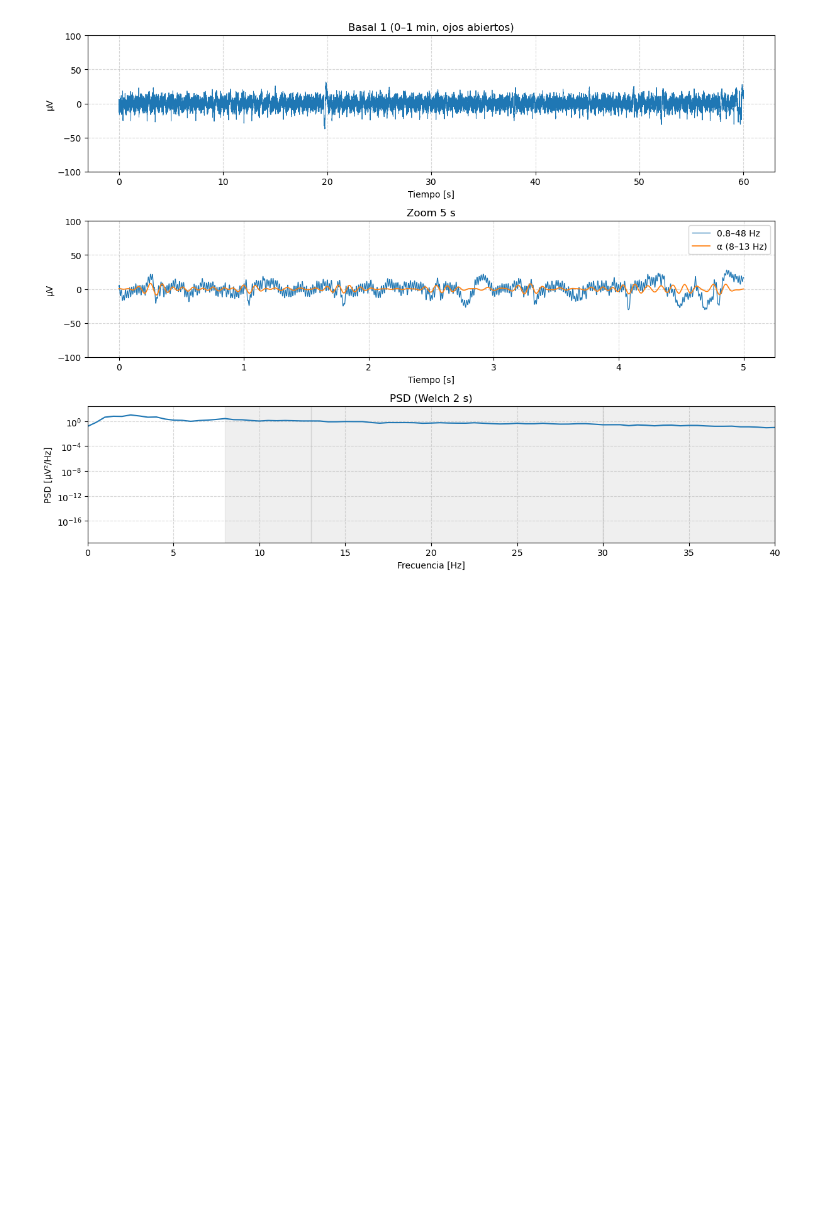
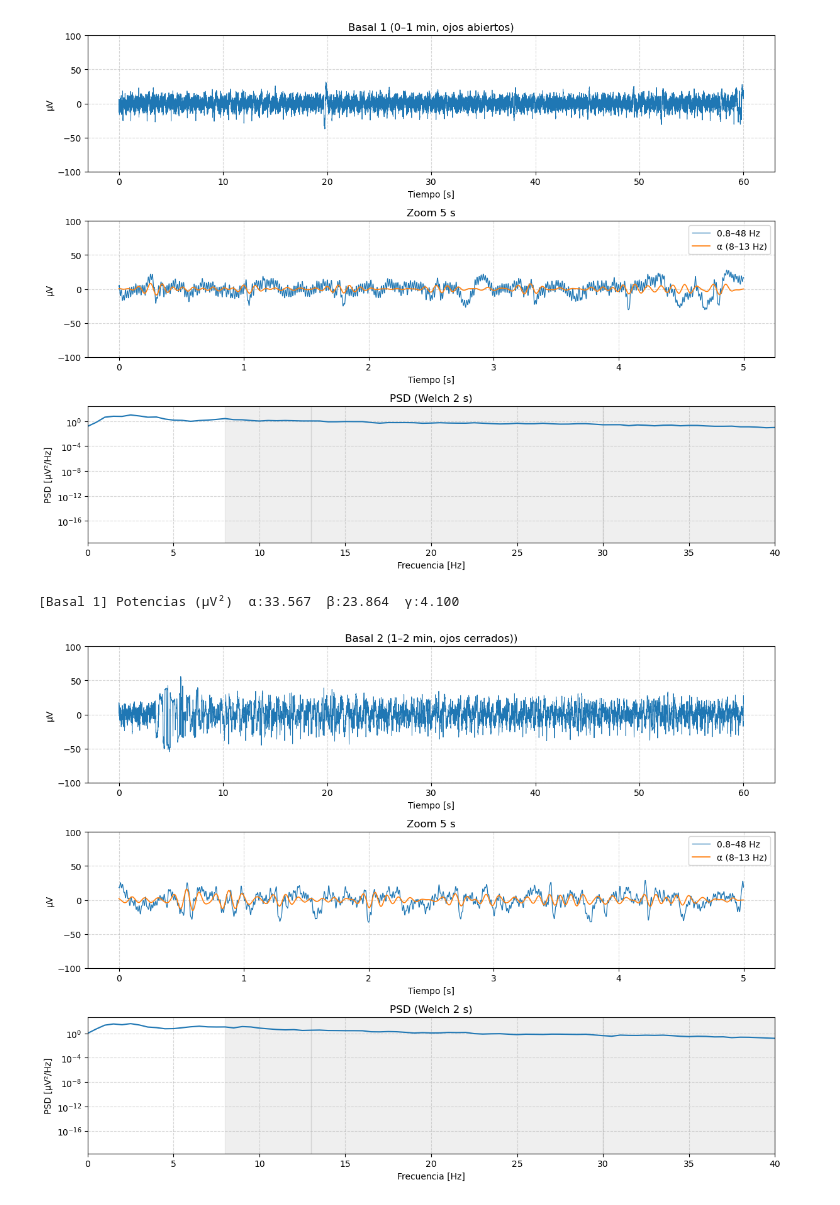
Before and after one commit to angelcebrianupch/GRUPO-02-ISB-2025-II, a Jupyter notebook: Laboratorios/Laboratorio 5 - Reporte EEG/reporte_EEG.ipynb, the cells around one changed output. Cells and saved outputs as stored; diff of their text form; code cells hidden in the pictures; blank space fills up the shorter version.

```diff
--- a/Laboratorios/Laboratorio 5 - Reporte EEG/reporte_EEG.ipynb
+++ b/Laboratorios/Laboratorio 5 - Reporte EEG/reporte_EEG.ipynb
@@ -79,3 +79,82 @@ plt.tight_layout(); plt.show()
 # %% [output]
 [Basal 1] Potencias (µV²)  α:6.895  β:9.267  γ:2.405
 [figure]
+# %%
+import json, re
+import numpy as np
+import matplotlib.pyplot as plt
+from scipy.signal import butter, filtfilt, iirnotch, welch
+
+# ===== Config =====
+ruta = "Data_EEG/lab5.txt"
+bloque = (60, 120)                # 1–2 min
+zoom_window = 5.0               # s
+f_lo, f_hi = 0.8, 48.0          # Hz
+red, Q_notch = 50.0, 30.0       # cambia red=60.0 si tu red es 60 Hz
+BANDAS = {"alpha": (8,13), "beta": (13,30), "gamma": (30,48)}
+
+# ===== Leer header (fs y columna A4) =====
+with open(ruta, "r", encoding="utf-8", errors="ignore") as f:
+    hdr = []
+    while True:
+        p = f.tell(); ln = f.readline()
+        if not ln: break
+        if ln.startswith("#"): hdr.append(ln[1:].strip())
+        else: f.seek(p); break
+meta = json.loads(re.search(r"\{.*\}", "\n".join(hdr), re.DOTALL).group(0))
+dev = next(iter(meta))
+fs = int(meta[dev]["sampling rate"])
+idx_A4 = meta[dev]["column"].index("A4")
+
+# ===== Cargar y convertir ADC→µV (BITalino EEG) =====
+adc = np.genfromtxt(ruta, usecols=[idx_A4], comments="#", dtype=float)
+adc = adc[~np.isnan(adc)]
+x = (adc - 512.0) * (3.3/1023.0) / 40000.0 * 1e6  # µV
+
+# ===== Filtros: notch + band-pass =====
+bN, aN = iirnotch(red/(fs/2), Q_notch)
+x = filtfilt(bN, aN, x, method="gust")
+bB, aB = butter(4, [f_lo/(fs/2), f_hi/(fs/2)], btype="band")
+x = filtfilt(bB, aB, x, method="gust")
+
+# ===== Recorte del bloque =====
+i1, i2 = int(bloque[0]*fs), min(int(bloque[1]*fs), len(x))
+t = np.arange(len(x))/fs
+t_seg, x_seg = t[i1:i2], x[i1:i2]
+
+# ===== Welch (2 s) y potencias por banda (np.trapezoid) =====
+f, Pxx = welch(x_seg, fs=fs, nperseg=2*fs, noverlap=fs)
+def band_power(f, P, a, b):
+    m = (f >= a) & (f <= b)
+    return np.trapezoid(P[m], f[m]) if np.any(m) else 0.0
+bp = {k: band_power(f, Pxx, a, b) for k,(a,b) in BANDAS.items()}
+print("[Basal 1] Potencias (µV²)  α:{:.3f}  β:{:.3f}  γ:{:.3f}".format(bp["alpha"], bp["beta"], bp["gamma"]))
+
+# ===== Zoom 5 s (final del bloque) y α superpuesta =====
+t2z = t_seg[-1]; t1z = max(t2z - zoom_window, t_seg[0])
+j1, j2 = int(t1z*fs), int(t2z*fs)
+t_zoom, x_zoom = t[j1:j2], x[j1:j2]
+bA, aA = butter(4, [8/(fs/2), 13/(fs/2)], btype="band")
+x_alpha = filtfilt(bA, aA, x_zoom, method="gust")
+
+# ===== Gráficas =====
+plt.figure(figsize=(12,9))
+ax1 = plt.subplot(3,1,1); ax1.plot(t_seg - t_seg[0], x_seg, lw=.7)
+ax1.set_title("Basal 2 (1–2 min, ojos cerrados))"); ax1.set_xlabel("Tiempo [s]"); ax1.set_ylabel("µV")
+ax1.grid(True, ls="--", alpha=.5); ax1.set_ylim(-100, 100)
+
+ax2 = plt.subplot(3,1,2)
+ax2.plot(t_zoom - t_zoom[0], x_zoom, lw=.9, label="0.8–48 Hz")
+ax2.plot(t_zoom - t_zoom[0], x_alpha, lw=1.2, label="α (8–13 Hz)")
+ax2.set_title("Zoom 5 s"); ax2.set_xlabel("Tiempo [s]"); ax2.set_ylabel("µV")
+ax2.grid(True, ls="--", alpha=.5); ax2.legend(); ax2.set_ylim(-100, 100)
+
+ax3 = plt.subplot(3,1,3)
+ax3.semilogy(f, Pxx)
+for a,b in BANDAS.values(): ax3.axvspan(a, b, color="grey", alpha=.12)
+ax3.set_xlim(0, 40); ax3.set_xlabel("Frecuencia [Hz]"); ax3.set_ylabel("PSD [µV²/Hz]")
+ax3.set_title("PSD (Welch 2 s)"); ax3.grid(True, ls="--", alpha=.5)
+plt.tight_layout(); plt.show()
+# %% [output]
+[Basal 1] Potencias (µV²)  α:33.567  β:23.864  γ:4.100
+[figure, added]
```
